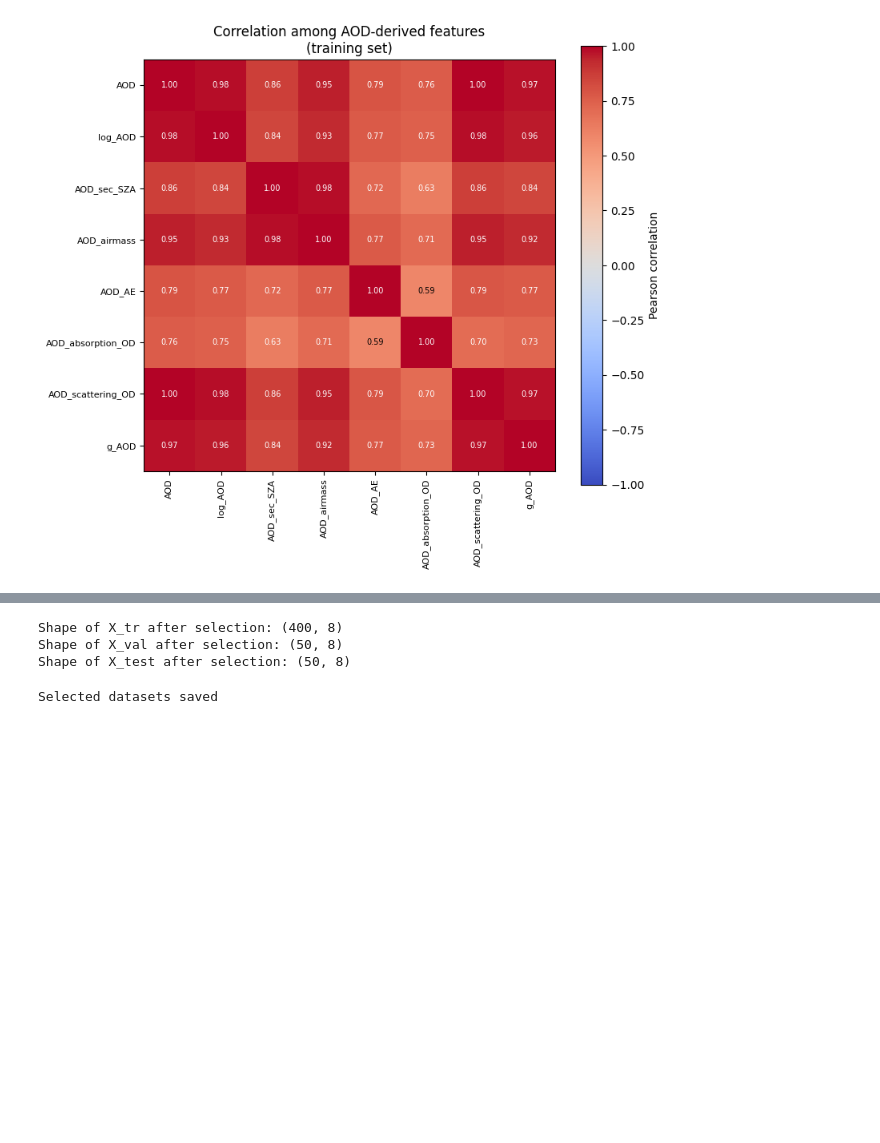
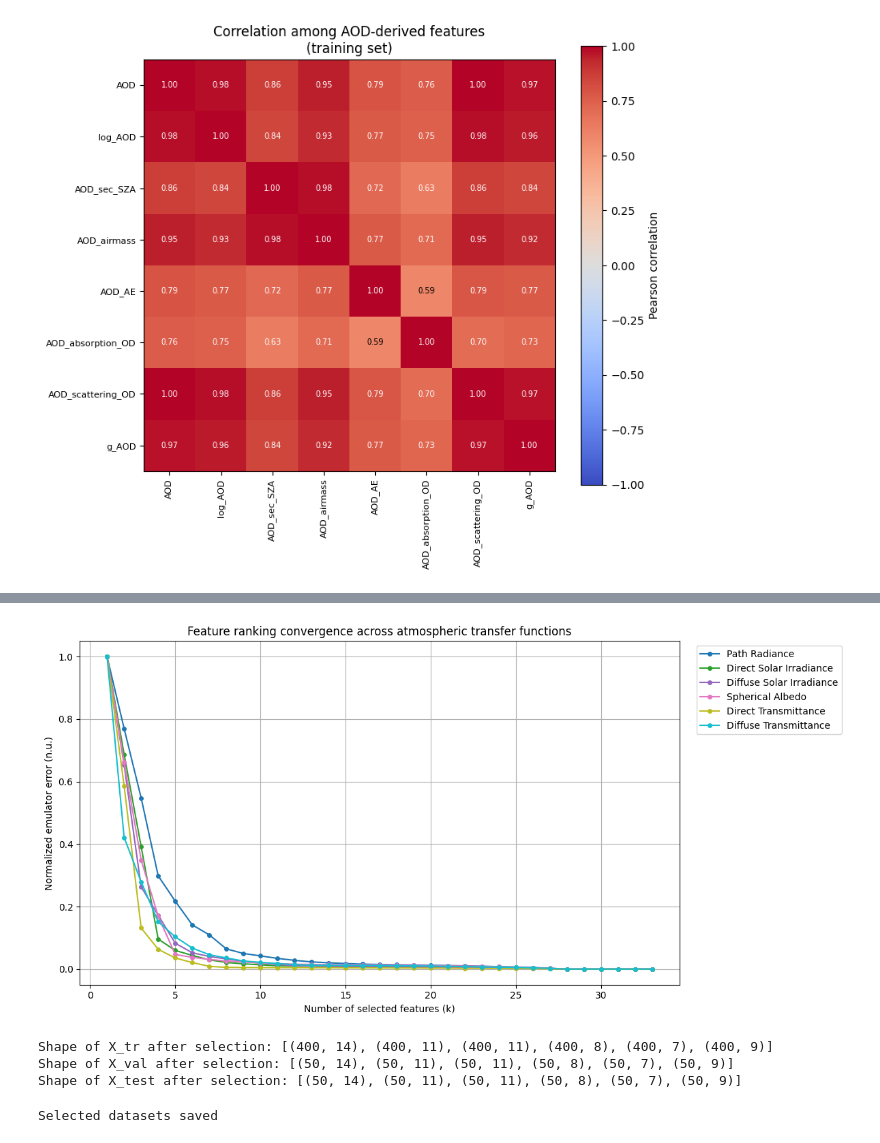
Before and after one commit to Teolul/Masters_Thesis, a Jupyter notebook: nn_feature_selection.ipynb, the cells around one changed output, grey strips where cells are left out. Saved outputs shown, nothing was run; the diff lists cells and outputs as text; code cells hidden in the pictures; blank space fills up the shorter version.

```diff
--- a/nn_feature_selection.ipynb
+++ b/nn_feature_selection.ipynb
@@ -667,16 +744,37 @@ for i, feat_idx in enumerate(features):
+# %%
+n_functions = len(all_feat_err)
+cmap = cm.get_cmap("tab10", n_functions)
+
+fig, ax = plt.subplots(figsize=(12, 6))
+
+for i, feat_err in enumerate(all_feat_err):
+    feat_err = np.asarray(feat_err, dtype=float)
+    feat_err_norm = feat_err / feat_err[0]  # normalize to value at k=1
+    ax.plot(np.arange(1, len(feat_err_norm) + 1), feat_err_norm,
+             marker='o', markersize=4, label=globals.function_names_plots[i], color=cmap(i))
+
+ax.set_xlabel("Number of selected features (k)")
+ax.set_ylabel("Normalized emulator error (n.u.)")
+ax.set_title("Feature ranking convergence across atmospheric transfer functions")
+ax.legend(bbox_to_anchor=(1.02, 1), loc="upper left")
+ax.grid(True)
+plt.tight_layout()
+plt.show()
+# %% [output]
+[figure, added]
 # %%
 # select training data based on resulting features
-X_tr_sel = X_tr_expanded[:, features]
-X_val_sel = X_val_expanded[:, features]
-X_test_sel = X_test_expanded[:, features]
+X_tr_sel = [X_tr_expanded[:, feat_idx] for feat_idx in all_features]
+X_val_sel = [X_val_expanded[:, feat_idx] for feat_idx in all_features]
+X_test_sel = [X_test_expanded[:, feat_idx] for feat_idx in all_features]
 
-print(f"Shape of X_tr after selection: {X_tr_sel.shape}")
-print(f"Shape of X_val after selection: {X_val_sel.shape}")
-print(f"Shape of X_test after selection: {X_test_sel.shape}")
+print(f"Shape of X_tr after selection: {[x.shape for x in X_tr_sel]}")
+print(f"Shape of X_val after selection: {[x.shape for x in X_val_sel]}")
+print(f"Shape of X_test after selection: {[x.shape for x in X_test_sel]}")
 # %% [output]
-Shape of X_tr after selection: (400, 8)
-Shape of X_val after selection: (50, 8)
-Shape of X_test after selection: (50, 8)
+Shape of X_tr after selection: [(400, 14), (400, 11), (400, 11), (400, 8), (400, 7), (400, 9)]
+Shape of X_val after selection: [(50, 14), (50, 11), (50, 11), (50, 8), (50, 7), (50, 9)]
+Shape of X_test after selection: [(50, 14), (50, 11), (50, 11), (50, 8), (50, 7), (50, 9)]
 # %%
 # save to disk
 selected_data = {
```
Also changed, not shown: parts of 8 cells of this notebook, 2 other files.
